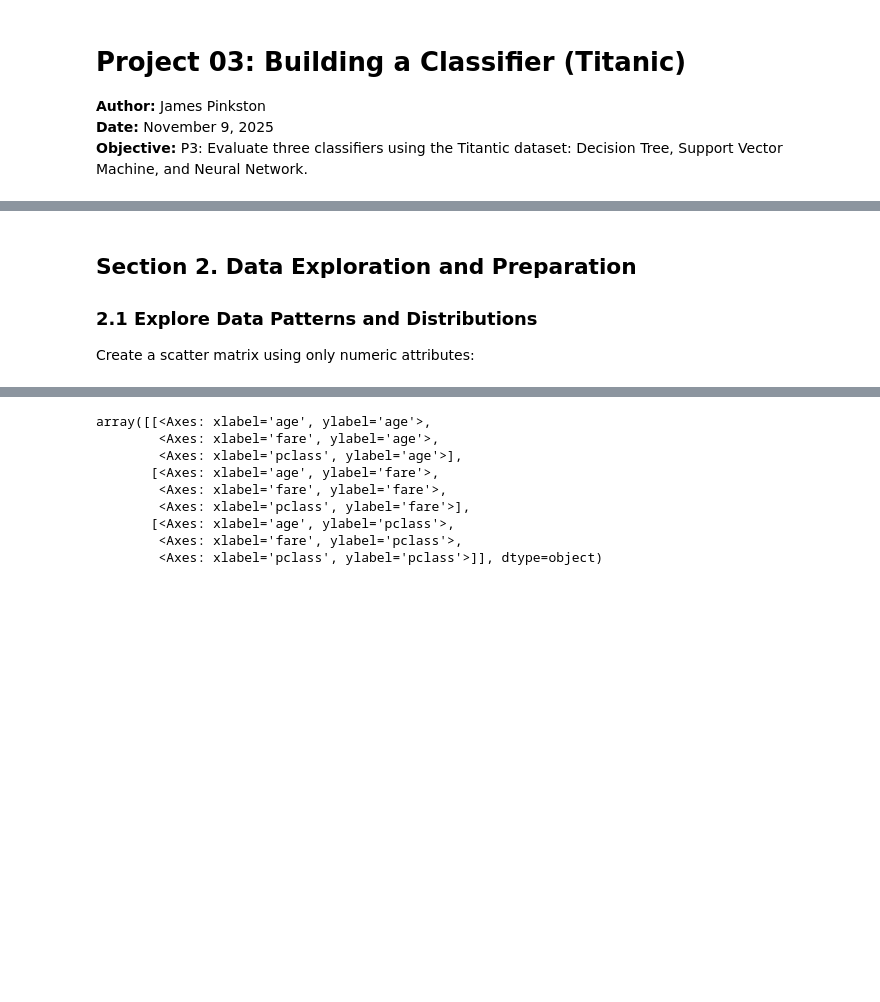
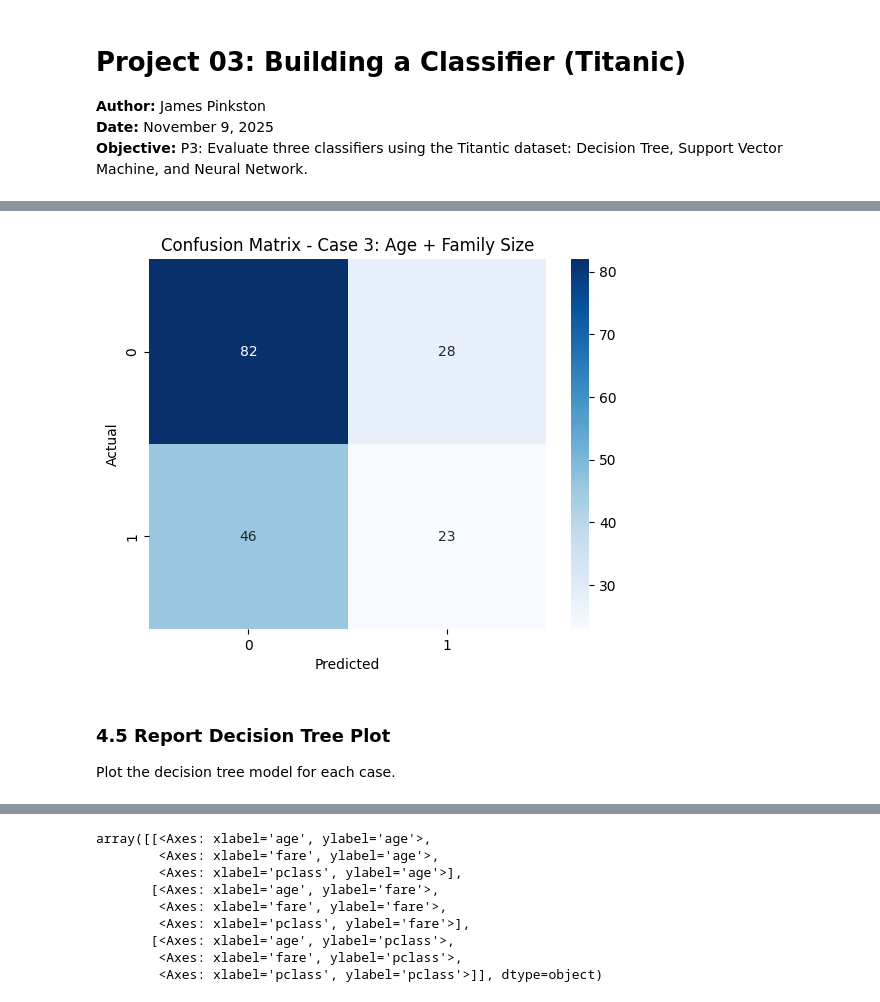
Before and after one commit to james-0177/applied_ml_pinkston, a Jupyter notebook: notebooks/project03/ml03_pinkston.ipynb, the cells around one changed output, grey strips where cells are left out. Drawn from its saved outputs; the diff is of its cells as text; code cells hidden in the pictures; blank space fills up the shorter version.

```diff
--- a/notebooks/project03/ml03_pinkston.ipynb
+++ b/notebooks/project03/ml03_pinkston.ipynb
@@ -78,0 +106,8 @@ print(titanic.head(10))
+# %%
+# Case 3: Features = age + family size (drop if na or not available)
+
+# Select both 'age' and 'family_size', and drop rows where missing (na)
+X3 = titanic[['age', 'family_size']].dropna()
+
+# Select the corresponding 'survived' values for those rows
+y3 = titanic.loc[X3.index, 'survived']
@@ -99,0 +156,12 @@ dtype: int64
+# %%
+# Case 3: Feature = age + family_size
+
+splitter3 = StratifiedShuffleSplit(n_splits=1, test_size=0.2, random_state=123)
+for train_idx3, test_idx3 in splitter3.split(X3, y3):
+    X3_train = X3.iloc[train_idx3]
+    X3_test = X3.iloc[test_idx3]
+    y3_train = y3.iloc[train_idx3]
+    y3_test = y3.iloc[test_idx3]
+
+print('Case 3 - Age + Family Size:')
+print('Train Size:', len(X3_train), '| Test Size:', len(X3_test))
@@ -113,0 +189,4 @@ max      1.000000    3.000000   80.000000    8.000000    6.000000  512.329200
+# %%
+# Case 3: Decision Tree using age and family_size
+tree_model3 = DecisionTreeClassifier()
+tree_model3.fit(X3_train, y3_train)
@@ -137,0 +261,10 @@ alone         0.404744  1.000000
+# %%
+# Predict on training data
+y3_pred = tree_model3.predict(X3_train)
+print("Results for Decision Tree on Training Data (Case 3 - age + family_size):")
+print(classification_report(y3_train, y3_pred))
+
+# Predict on test data
+y3_test_pred = tree_model3.predict(X3_test)
+print("Results for Decision Tree on Test Data (Case 3 - age + family_size):")
+print(classification_report(y3_test, y3_test_pred))
@@ -160,6 +321,16 @@ alone         0.404744  1.000000
+# %%
+# Create confusion matrix for test predictions (Case 3)
+cm3 = confusion_matrix(y3_test, y3_test_pred)
+
+# Plot heatmap
+sns.heatmap(cm3, annot=True, cmap='Blues')
+plt.title('Confusion Matrix - Case 3: Age + Family Size')
+plt.xlabel('Predicted')
+plt.ylabel('Actual')
+plt.show()
+# %% [output]
+[figure, added]
 # %% [markdown]
-## Section 2. Data Exploration and Preparation
+### 4.5 Report Decision Tree Plot
 
-### 2.1 Explore Data Patterns and Distributions
-
-Create a scatter matrix using only numeric attributes:
+Plot the decision tree model for each case.
```
Also changed, not shown: parts of 45 cells of this notebook, 4 other files.
